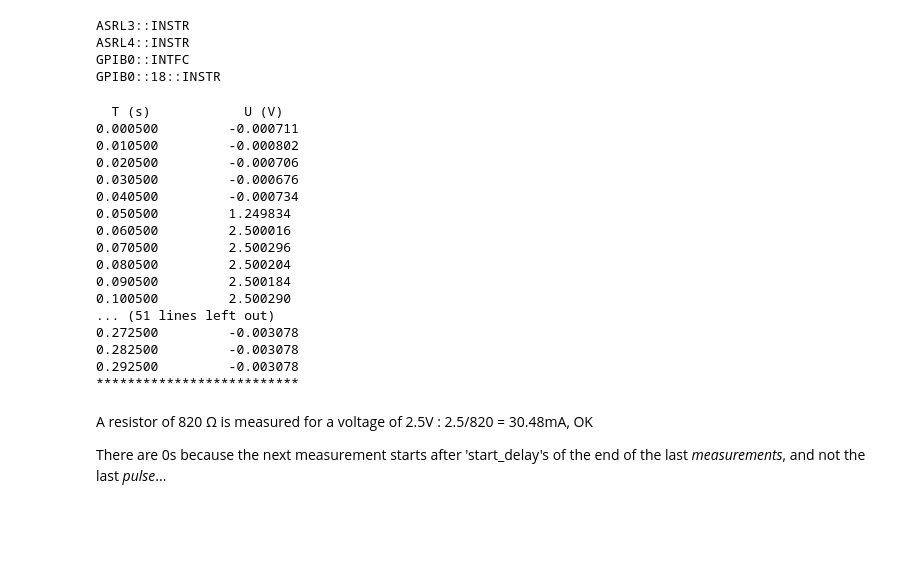
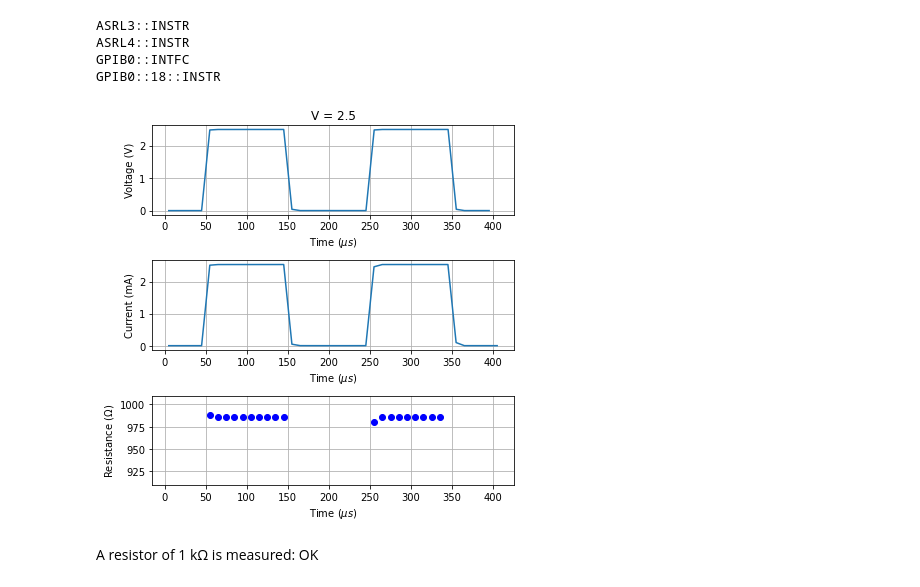
Before and after one commit to arenaudineau/AwesomeArray-PythonDriver, a Jupyter notebook: demo/B1530lib.ipynb, the cells around one changed output. Saved outputs shown, nothing was run; the diff lists cells and outputs as text; code cells hidden in the pictures; blank space fills up the shorter version.

```diff
--- a/demo/B1530lib.ipynb
+++ b/demo/B1530lib.ipynb
@@ -11,52 +39,24 @@ ASRL4::INSTR
 GPIB0::INTFC
 GPIB0::18::INSTR
 # %%
-# 2.5V Pulse of a length of 0.1s with 0.1s between each, measure its value
-b.chan[2].waveform = B1530Lib.Pulse(voltage=2.5, interval=100e-3, edges=1e-3, length=100e-3)
-b.chan[2].measurement = b.chan[2].waveform.measure(mode='voltage', range='5V', average_time=1e-3, sample_rate=10e-3)
+av_t        = 1e-5
+sample_rate = av_t
 
-# For fun, decreasing ramp
-b.chan[3].waveform = B1530Lib.Waveform(pattern=[[0, 2.5], [b.chan[2].waveform.get_total_duration(), 0]])
+b.chan[2].name = 'VA'
+b.chan[2].wave = B1530Lib.Pulse(voltage=2.5, interval=10e-5, edges=1e-7, length=10e-5)
+b.chan[2].meas = b.chan[2].wave.measure(mode='voltage', range='5V', average_time=av_t, sample_rate=sample_rate)
 
-# Dont start the measurement before the input voltage is set
-b.chan[1].measurement = b.chan[2].waveform.measure(mode='current', range='10mA', average_time=1e-3, sample_rate=10e-3, when_established=True)
 
-# Run twice for fun
+b.chan[1].name = 'IB'
+b.chan[1].meas = b.chan[2].wave.measure(mode='current', range='10mA', average_time=av_t, sample_rate=sample_rate)
+
 b.configure(repeat=2)
 # %%
 b.exec()
 # %%
-print("  T (s) ", '\t', "  U (V)")
-for i in range(len(b.chan[2].measurement.result)):
-  for time, meas in b.chan[2].measurement.get_result(i):
-    print("{:.6f}".format(time), '\t', "{:.6f}".format(meas))
-  print("*" * 26)
-
-print('=' * 26)
-print("  T (s) ", '\t', "  I (A)")
-for i in range(len(b.chan[1].measurement.result)):
-  for time, meas in b.chan[1].measurement.get_result(i):
-    print("{:.6f}".format(time), '\t', "{:.6f}".format(meas))
-  print("*" * 26)
+data = b.result
+plot_result(data)
 # %% [output]
-  T (s)            U (V)
-0.000500         -0.000711
-0.010500         -0.000802
-0.020500         -0.000706
-0.030500         -0.000676
-0.040500         -0.000734
-0.050500         1.249834
-0.060500         2.500016
-0.070500         2.500296
-0.080500         2.500204
-0.090500         2.500184
-0.100500         2.500290
-... (51 lines left out)
-0.272500         -0.003078
-0.282500         -0.003078
-0.292500         -0.003078
-**************************
+[figure, added]
 # %% [markdown]
-A resistor of 820 Ω is measured for a voltage of 2.5V : 2.5/820 = 30.48mA, OK
-
-There are 0s because the next measurement starts after 'start_delay's of the end of the last *measurements*, and not the last *pulse*...
+A resistor of 1 kΩ is measured: OK
```
Also changed, not shown: parts of 4 cells of this notebook, 4 other files.
